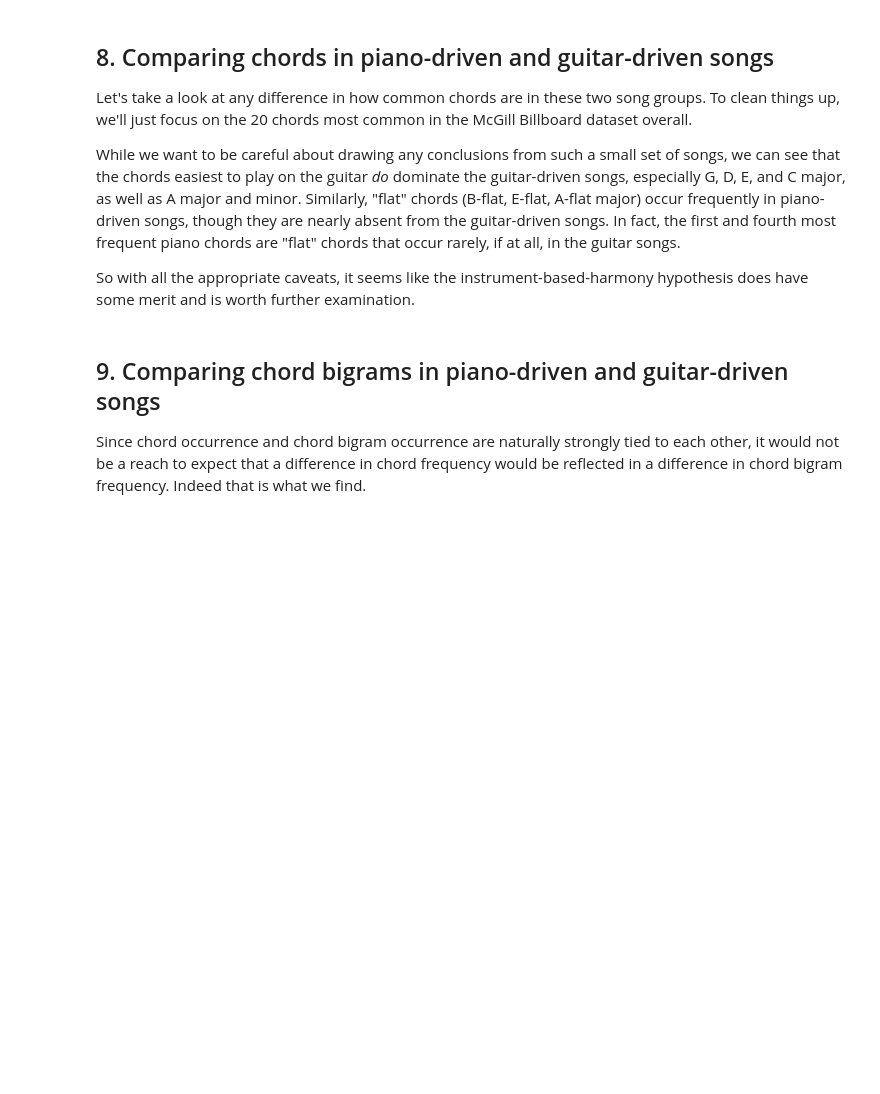
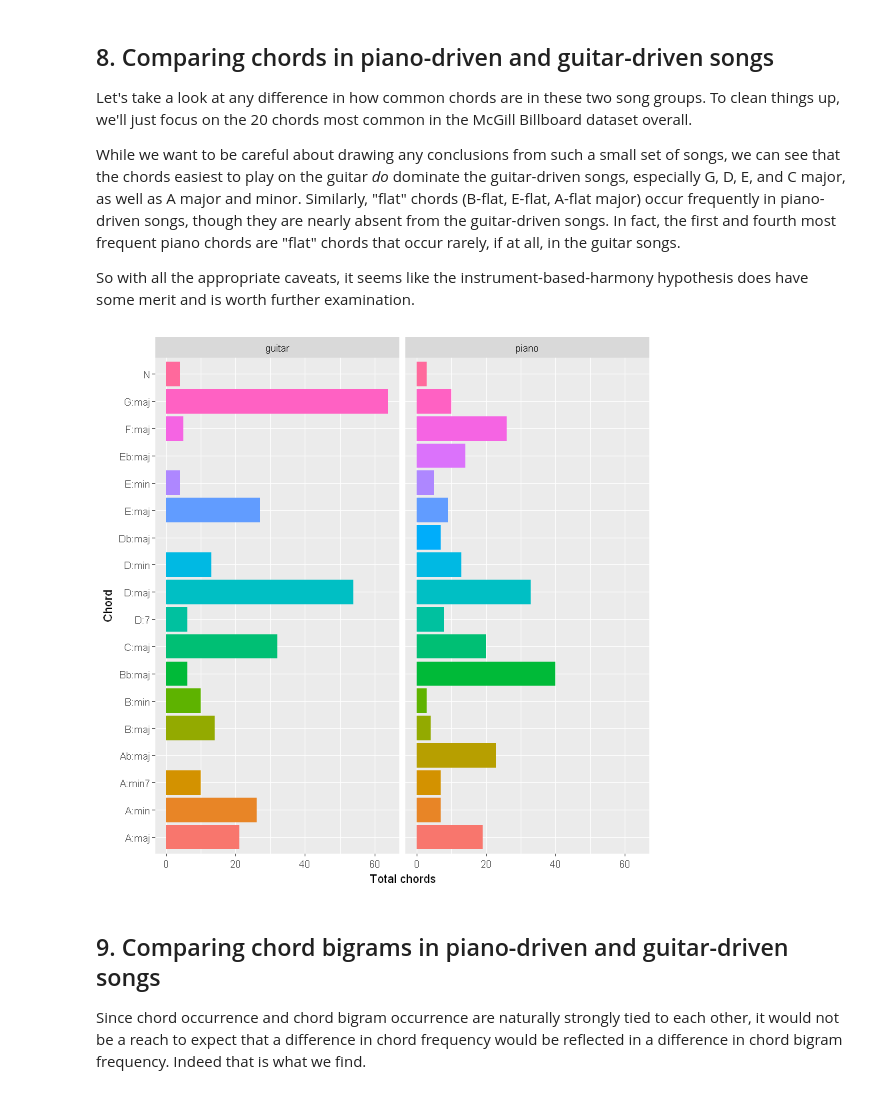
Before and after one commit to Nick-Kolowich/R-practice, a Jupyter notebook: Wrangling and Visualizing Musical Data/notebook.ipynb, the cells around one changed output. Drawn from its saved outputs; the diff is of its cells as text; code cells hidden in the pictures; blank space fills up the shorter version.

```diff
--- a/Wrangling and Visualizing Musical Data/notebook.ipynb
+++ b/Wrangling and Visualizing Musical Data/notebook.ipynb
@@ -163,7 +187,7 @@ tags <- tibble(
 
 # Creating a new dataframe bb_tagged that includes a new column instrument from tags
 bb_tagged <- bb %>%
-    # .... YOUR CODE FOR TASK 7 ....
+  inner_join(tags)
 
 # Displaying the new data frame
-# .... YOUR CODE FOR TASK 7 ....
+bb_tagged
@@ -175,17 +218,20 @@ bb_tagged <- bb %>%
 # %%
 # The top 20 most common chords
 top_20 <- bb_count$chord[1:20]
 
 # Comparing the frequency of the 20 most common chords in piano- and guitar-driven songs
 bb_tagged %>%
-  filter(....) %>%
-  count(....) %>%
-  .... +
-  .... +
-  .... +
-  .... +
-  xlab(....) +
-  ylab(....)
+  filter(chord %in% top_20) %>%
+  count(chord, instrument, sort = TRUE) %>%
+  ggplot(aes(chord, n, fill = chord)) +
+  geom_col() +
+  facet_grid(~instrument) +
+  coord_flip() +
+  ylab('Total chords') +
+  xlab('Chord') +
+  theme(legend.position="none")
+# %% [output]
+[figure, added]
 # %% [markdown]
 ## 9. Comparing chord bigrams in piano-driven and guitar-driven songs
 <p>Since chord occurrence and chord bigram occurrence are naturally strongly tied to each other, it would not be a reach to expect that a difference in chord frequency would be reflected in a difference in chord bigram frequency. Indeed that is what we find.</p>
```
Also changed, not shown: parts of 3 cells of this notebook.
